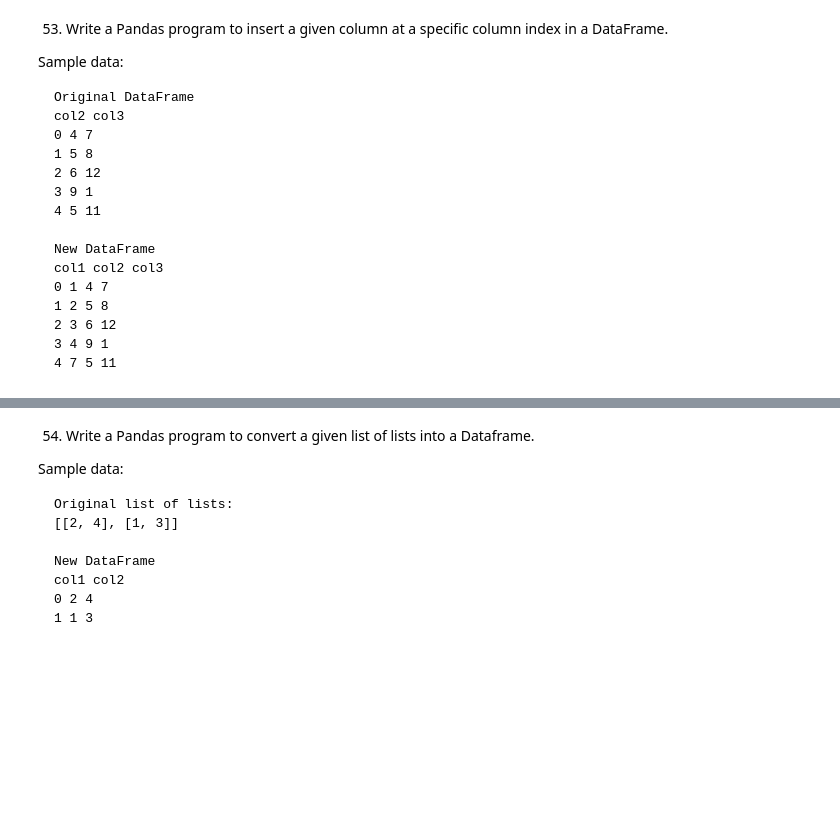
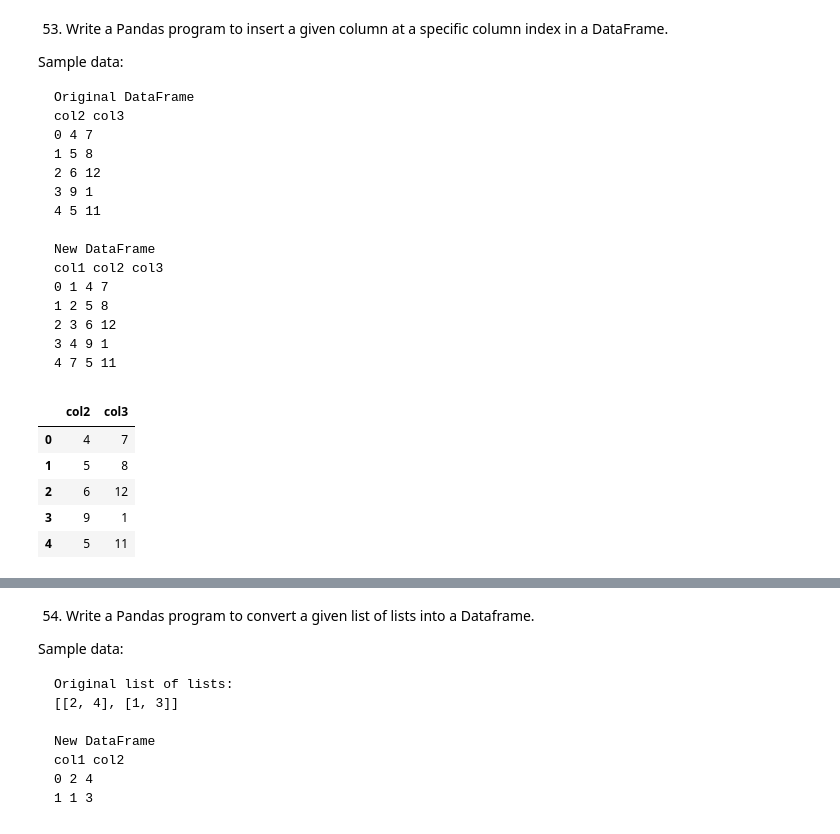
Before and after one commit to unknown-jun/Pandas, a Jupyter notebook: Pandas Practice/P_25. DataFrame 02.ipynb, the cells around one changed output, grey strips where cells are left out. Cells and saved outputs as stored; diff of their text form; code cells hidden in the pictures; blank space fills up the shorter version.

````diff
--- a/Pandas Practice/P_25. DataFrame 02.ipynb
+++ b/Pandas Practice/P_25. DataFrame 02.ipynb
@@ -471,3 +505,13 @@ col1 col2 col3
 3 4 9 1
 4 7 5 11
 ```
+# %%
+d = pd.DataFrame({'col2': [4, 5, 6, 9, 5], 'col3': [7, 8, 12, 1, 11]})
+d
+# %% [output]
+|  | col2 | col3 |
+| 0 | 4 | 7 |
+| 1 | 5 | 8 |
+| 2 | 6 | 12 |
+| 3 | 9 | 1 |
+| 4 | 5 | 11 |
````
Also changed, not shown: parts of 15 cells of this notebook.
